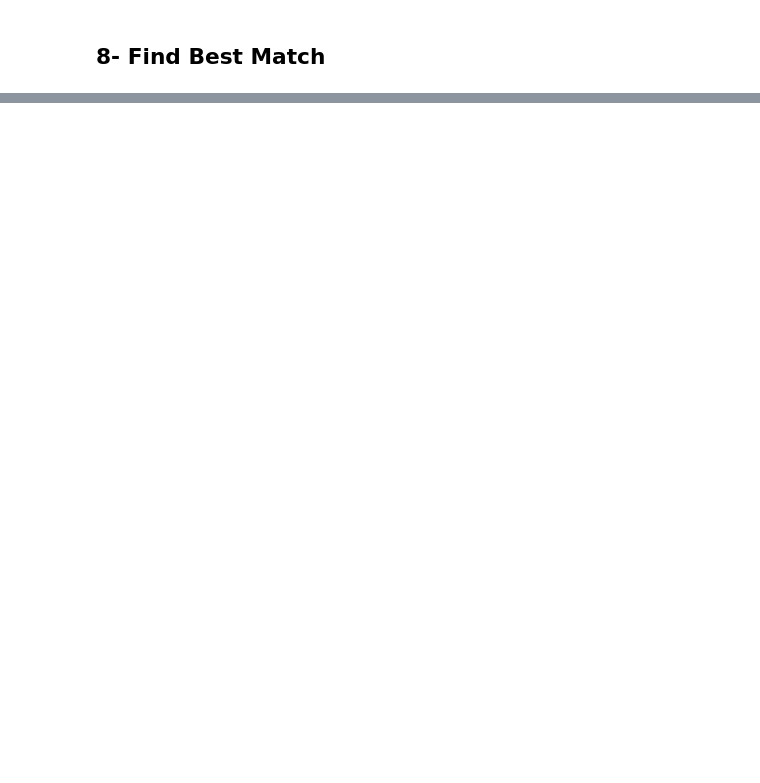
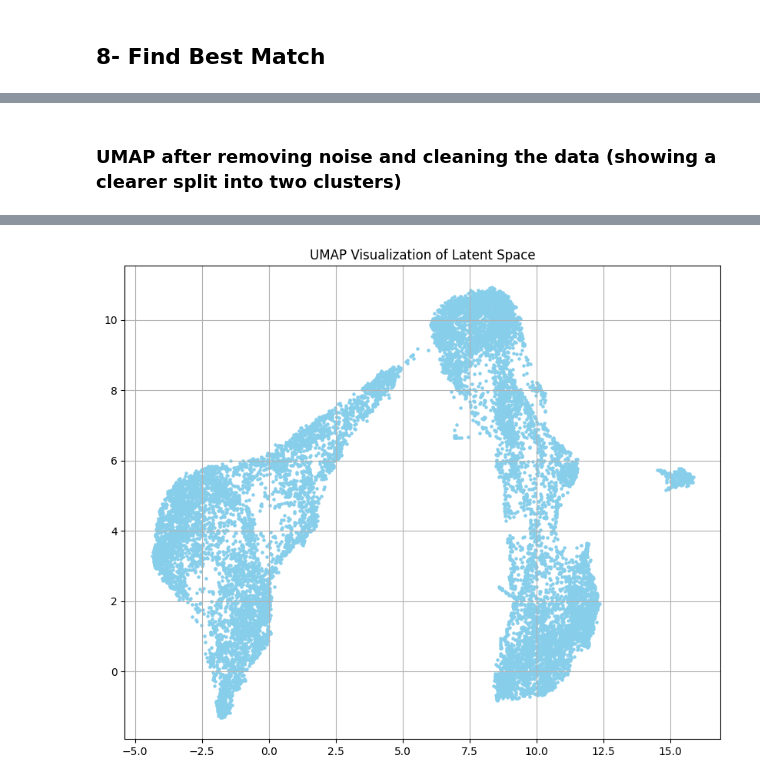
Before and after one commit to OMARALSURAIA1/BlindPallete, a Jupyter notebook: How_to_run_model.ipynb, the cells around one changed output, grey strips where cells are left out. Saved outputs shown, nothing was run; the diff lists cells and outputs as text; code cells hidden in the pictures; blank space fills up the shorter version.

```diff
--- a/How_to_run_model.ipynb
+++ b/How_to_run_model.ipynb
@@ -86,8 +88,8 @@ open_zip('data_split_top.zip','data_split_top')
 # %% [output]
 ✅ تم فك الضغط بنجاح!
 # %%
-pants_train_folder = 'data_split_pants/train'
-tops_train_folder = 'data_split_top/train'
+pants_train_folder = 'data_split_pants/data_split_pants/train'
+tops_train_folder = 'data_split_top/data_split_top/train'
 # %% [markdown]
 ## 4- Preprocess train data
 # %%
@@ -176,0 +188,17 @@ print("best Top for this pants", best_tops_path)
+# %% [markdown]
+### UMAP after removing noise and cleaning the data (showing a clearer split into two clusters)
+# %%
+
+# latent vectors (z_mean فقط) من encoder
+latent_vectors = encoder.predict(train_images)[0]  # shape: (num_images, latent_dim)
+
+# تقليل الأبعاد
+embedding = umap.UMAP(n_neighbors=15, min_dist=0.1).fit_transform(latent_vectors)
+
+# رسم النتائج (لون كل نقطة حسب اسم الملف أو اللون السائد لو عندك)
+plt.figure(figsize=(10, 8))
+plt.scatter(embedding[:, 0], embedding[:, 1], s=5, c='skyblue')
+plt.title("UMAP Visualization of Latent Space")
+plt.grid(True)
+plt.show()
+# %% [output]
@@ -176,0 +206 @@ print("best Top for this pants", best_tops_path)
+[figure, added]
```
Also changed, not shown: parts of 9 cells of this notebook, 3 other files.
